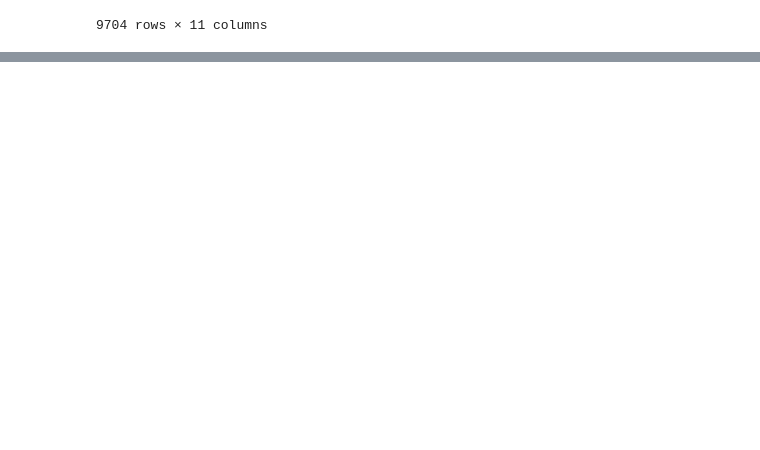
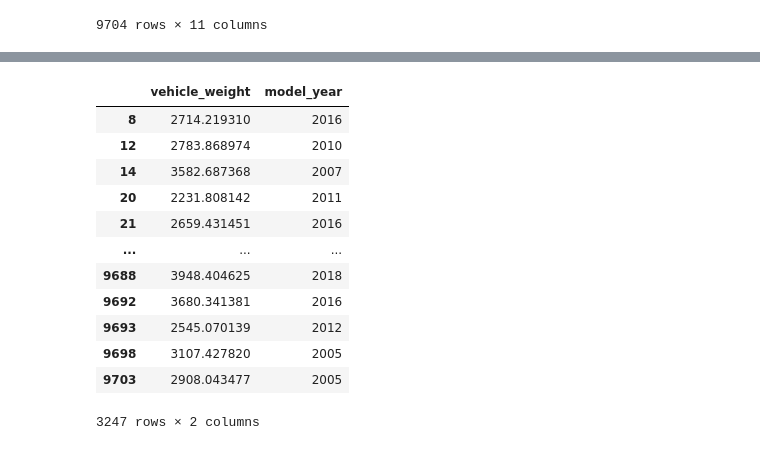
Before and after one commit to TheIsaacGreat/ml-tasks, a Jupyter notebook: 01-intro/homework.ipynb, the cells around one changed output, grey strips where cells are left out. Cells and saved outputs as stored; diff of their text form; code cells hidden in the pictures; blank space fills up the shorter version.

```diff
--- a/01-intro/homework.ipynb
+++ b/01-intro/homework.ipynb
@@ -18,0 +131,18 @@ pd.read_csv('https://raw.githubusercontent.com/alexeygrigorev/datasets/master/ca
+# %%
+car_type = asian_cars[["vehicle_weight", "model_year"]]
+# %%
+car_type
+# %% [output]
+|  | vehicle_weight | model_year |
+| 8 | 2714.219310 | 2016 |
+| 12 | 2783.868974 | 2010 |
+| 14 | 3582.687368 | 2007 |
+| 20 | 2231.808142 | 2011 |
+| 21 | 2659.431451 | 2016 |
+| ... | ... | ... |
+| 9688 | 3948.404625 | 2018 |
+| 9692 | 3680.341381 | 2016 |
+| 9693 | 2545.070139 | 2012 |
+| 9698 | 3107.427820 | 2005 |
+| 9703 | 2908.043477 | 2005 |
+3247 rows × 2 columns
```
Also changed, not shown: parts of 27 cells of this notebook.
